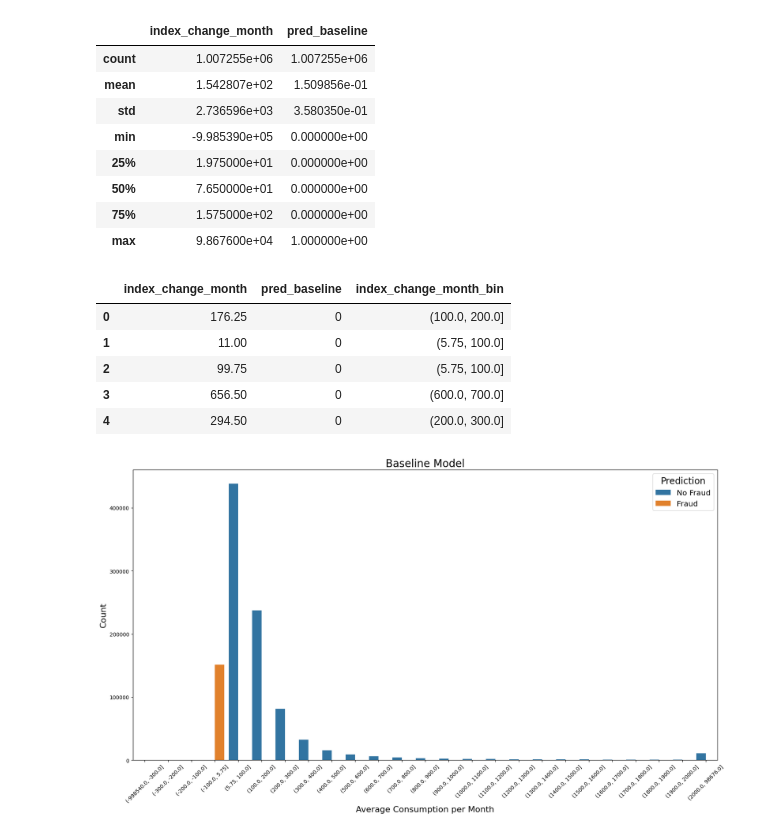
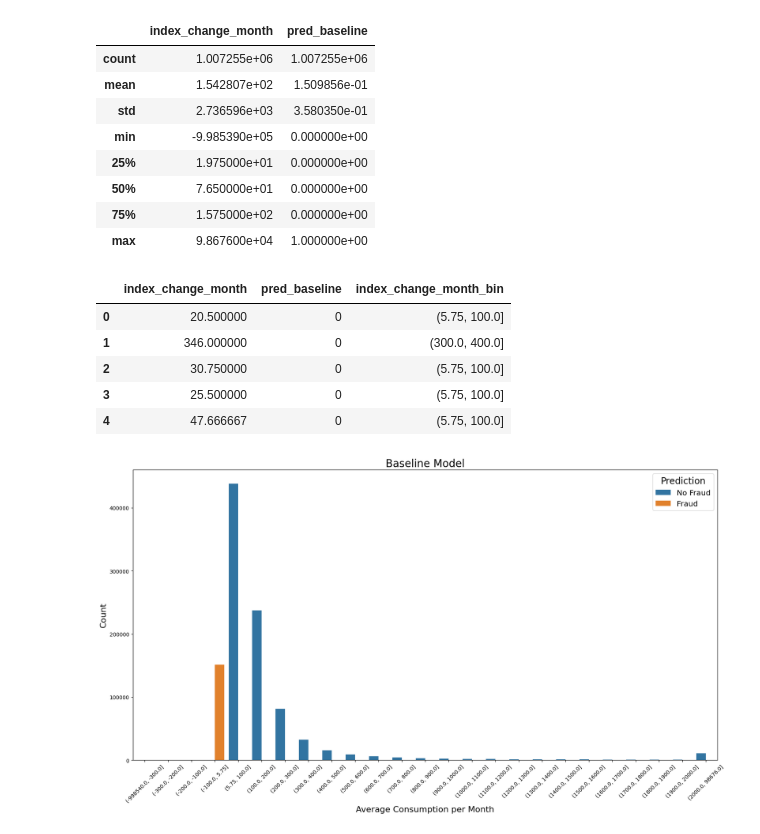
Before and after one commit to Cazta/fraud_detection_electricity_company, a Jupyter notebook: plot_baseline.ipynb, the cells around one changed output. Saved outputs shown, nothing was run; the diff lists cells and outputs as text; code cells hidden in the pictures.

```diff
--- a/plot_baseline.ipynb
+++ b/plot_baseline.ipynb
@@ -177,12 +193,13 @@ df_small_bins =  pd.concat([df_small, idx_ser], axis=1)
-# %%
-df_small_bins.head()
-# %% [output]
-|  | index_change_month | pred_baseline | index_change_month_bin |
-| 0 | 176.25 | 0 | (100.0, 200.0] |
-| 1 | 11.00 | 0 | (5.75, 100.0] |
-| 2 | 99.75 | 0 | (5.75, 100.0] |
-| 3 | 656.50 | 0 | (600.0, 700.0] |
-| 4 | 294.50 | 0 | (200.0, 300.0] |
+# %%
+df_red_bins =  pd.concat([df_red, idx_ser_large], axis=1)
+df_red_bins.head()
+# %% [output]
+|  | index_change_month | pred_baseline | index_change_month_bin |
+| 0 | 20.500000 | 0 | (5.75, 100.0] |
+| 1 | 346.000000 | 0 | (300.0, 400.0] |
+| 2 | 30.750000 | 0 | (5.75, 100.0] |
+| 3 | 25.500000 | 0 | (5.75, 100.0] |
+| 4 | 47.666667 | 0 | (5.75, 100.0] |
 # %%
 # index_change_bins = pd.DataFrame(pd.cut(df['index_change_month'], bins=10)).rename(columns={'index_change_month':'index_change_bin'})
 # index_change_bins
```
Also changed, not shown: parts of 7 cells of this notebook.
